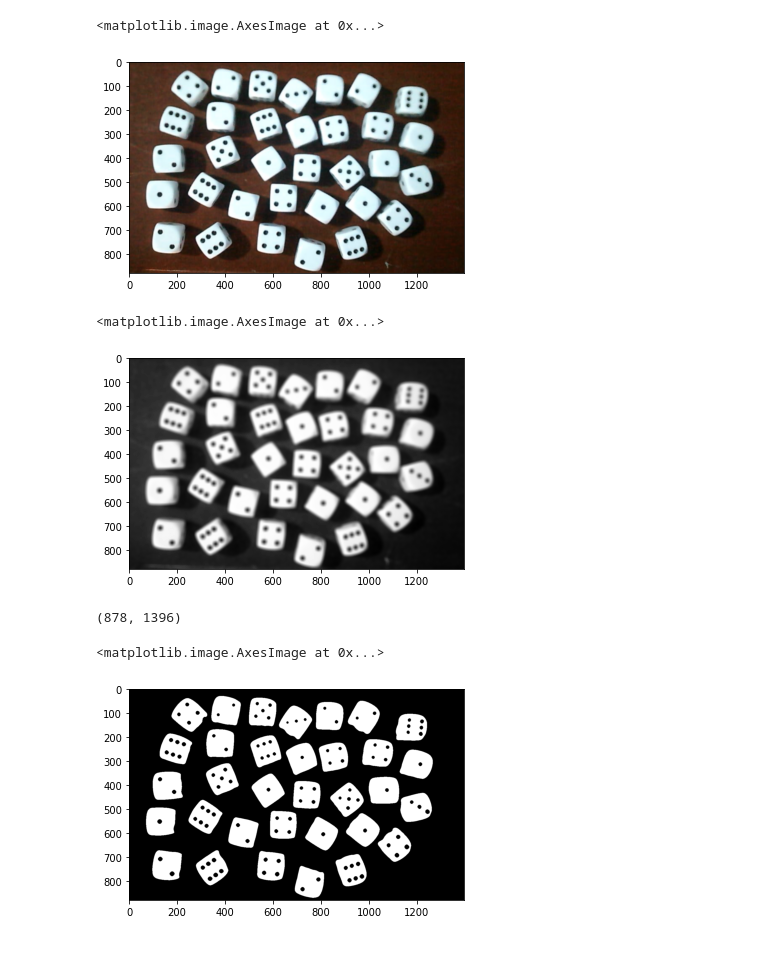
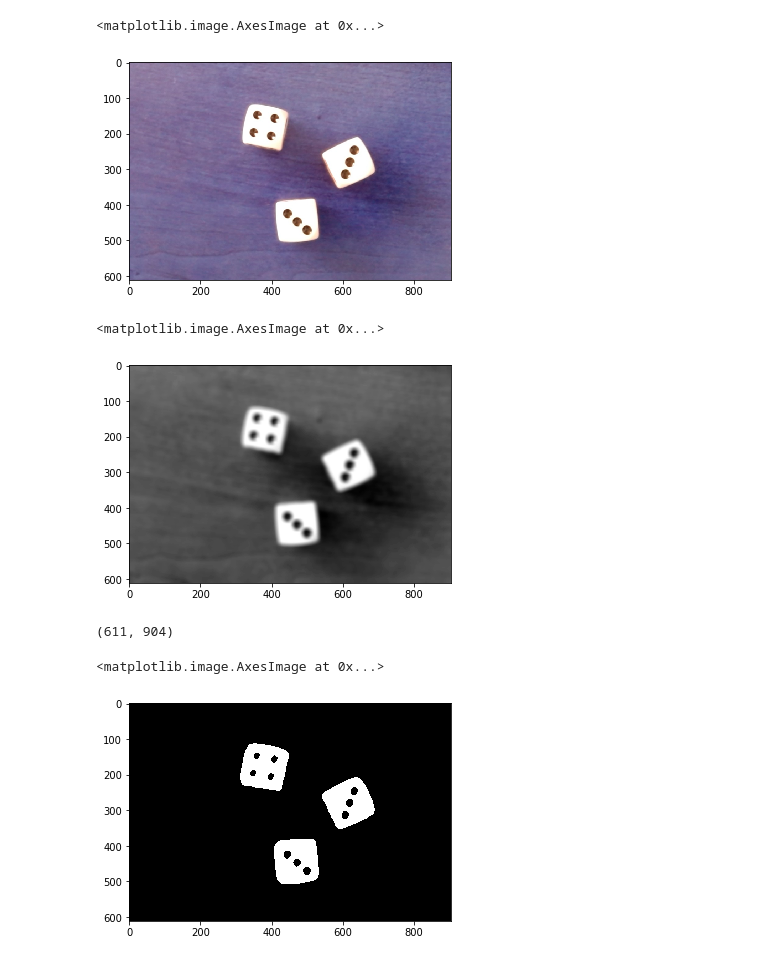
Before and after one commit to mamn2/DieCount, a Jupyter notebook: final.ipynb, the cells around one changed output. Drawn from its saved outputs; the diff is of its cells as text; code cells hidden in the pictures.

```diff
--- a/final.ipynb
+++ b/final.ipynb
@@ -3,29 +3,29 @@ import cv2
 import numpy as np
 import matplotlib.pyplot as plt
 # %%
-og_img = cv2.imread('images/twentythree.png')
+og_img = cv2.imread('images/3die.PNG')
 plt.imshow(og_img, cmap='gray')
 # %% [output]
 <matplotlib.image.AxesImage at 0x...>
-[figure, old version]
+[figure, new version]
 # %%
 img = cv2.cvtColor(og_img, cv2.COLOR_BGR2GRAY)
 img = cv2.blur(img, (15, 15))
 plt.imshow(img, cmap='gray')
 # %% [output]
 <matplotlib.image.AxesImage at 0x...>
-[figure, old version]
+[figure, new version]
 # %%
 print(img.shape)
 # %% [output]
-(878, 1396)
+(611, 904)
 # %%
 ret, thresh1 = cv2.threshold(img, 150, 255, cv2.THRESH_BINARY)
 # %%
 plt.imshow(thresh1, cmap='gray')
 # %% [output]
 <matplotlib.image.AxesImage at 0x...>
-[figure, old version]
+[figure, new version]
 # %%
 edges = cv2.Canny(img, 40, 40)
 plt.imshow(edges, cmap = 'gray')
```
Also changed, not shown: parts of 4 cells of this notebook, 2 other files.
